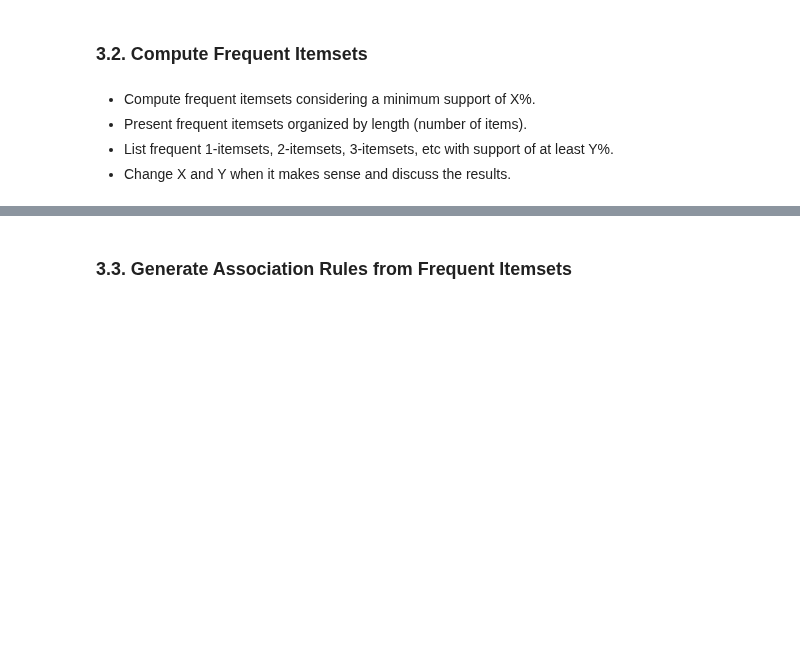
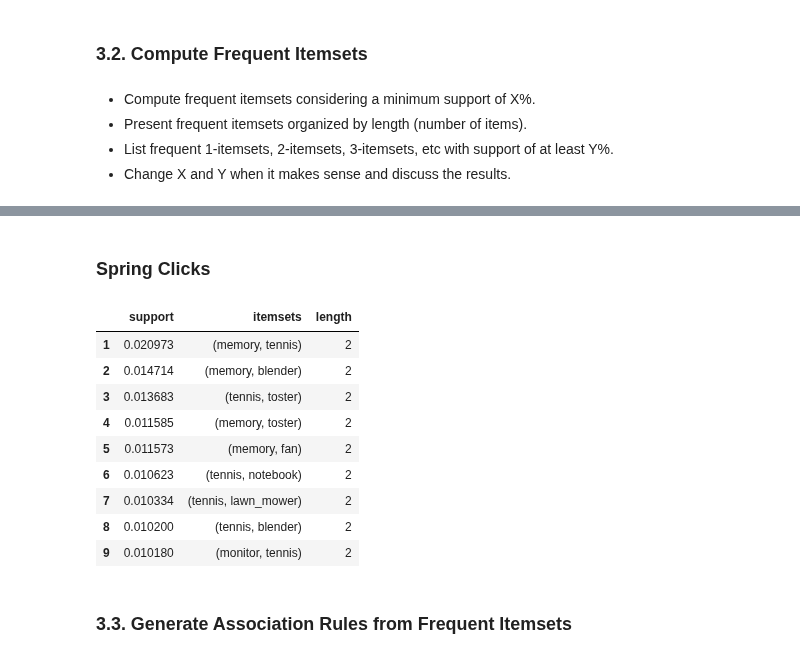
Before and after one commit to flpsantos3/PD_01, a Jupyter notebook: PD_202021_P1.ipynb, the cells around one changed output, grey strips where cells are left out. Saved outputs shown, nothing was run; the diff lists cells and outputs as text; code cells hidden in the pictures; blank space fills up the shorter version.

```diff
--- a/PD_202021_P1.ipynb
+++ b/PD_202021_P1.ipynb
@@ -690,3 +776,30 @@ spring_clicks[:5]
+# %% [markdown]
+### Spring Clicks
+# %%
+# Binary database
+tr_enc = TransactionEncoder()
+trans_array = tr_enc.fit(spring_clicks).transform(spring_clicks)
+spring_clicks_binary = pd.DataFrame(trans_array, columns=tr_enc.columns_)
+
+# FP-Growth
+frequent_spring_clicks=fpgrowth(spring_clicks_binary, min_support=0.01,use_colnames=True)
+frequent_spring_clicks['length'] = frequent_spring_clicks['itemsets'].apply(lambda x: len(x))
+itemsets_spring_clicks=frequent_spring_clicks[frequent_spring_clicks['length']>1]
+itemsets_spring_clicks=itemsets_spring_clicks.sort_values(by=['length','support'], ascending=False)
+itemsets_spring_clicks=itemsets_spring_clicks.reset_index(drop=True)
+itemsets_spring_clicks.index+=1
+itemsets_spring_clicks
+# %% [output]
+|  | support | itemsets | length |
+| 1 | 0.020973 | (memory, tennis) | 2 |
+| 2 | 0.014714 | (memory, blender) | 2 |
+| 3 | 0.013683 | (tennis, toster) | 2 |
+| 4 | 0.011585 | (memory, toster) | 2 |
+| 5 | 0.011573 | (memory, fan) | 2 |
+| 6 | 0.010623 | (tennis, notebook) | 2 |
+| 7 | 0.010334 | (tennis, lawn_mower) | 2 |
+| 8 | 0.010200 | (tennis, blender) | 2 |
+| 9 | 0.010180 | (monitor, tennis) | 2 |
 # %% [markdown]
 ### 3.3. Generate Association Rules from Frequent Itemsets
 # %% [markdown]
```
Also changed, not shown: parts of 6 cells of this notebook.
